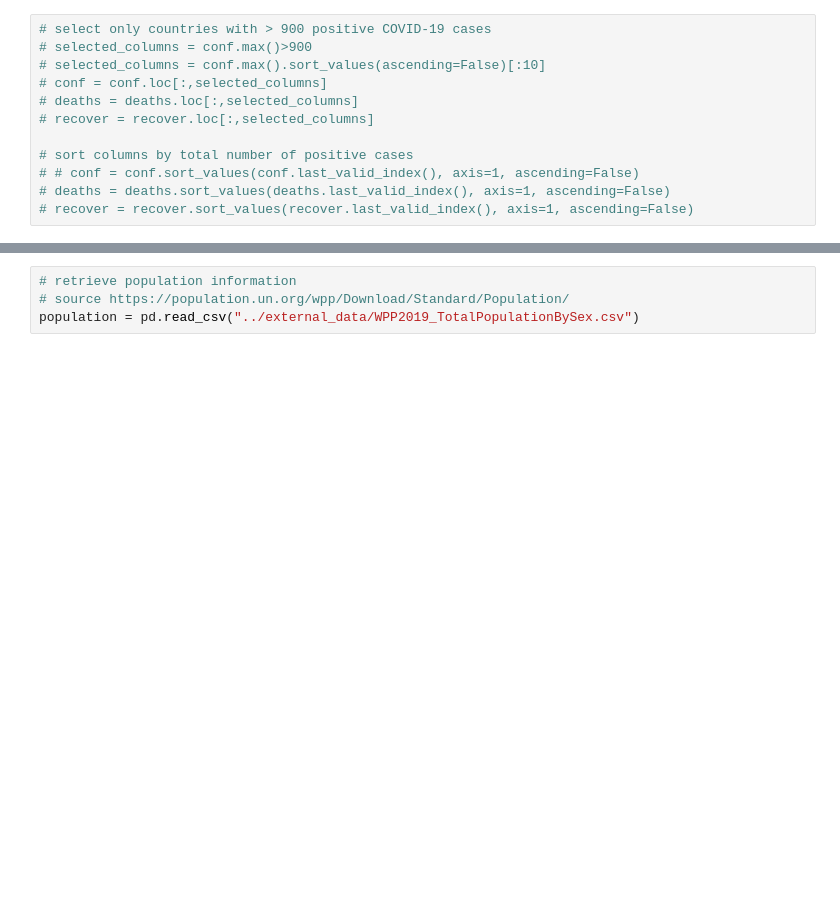
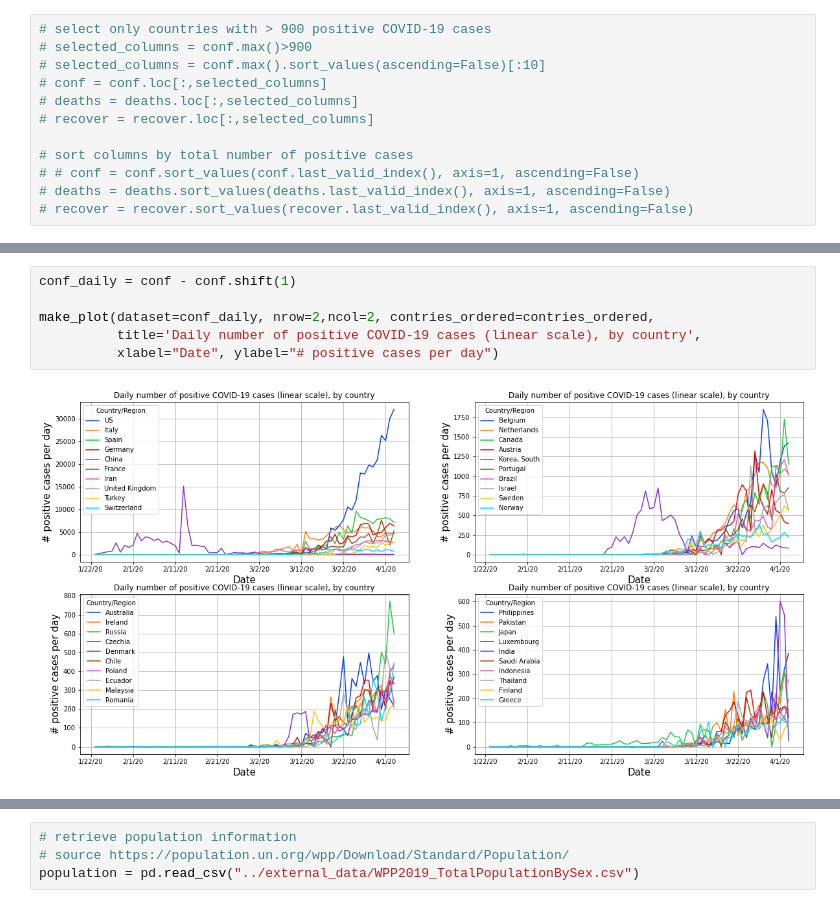
Before and after one commit to perrozzi/COVID-19, a Jupyter notebook: notebooks/COVID-19-by-country.ipynb, the cells around one changed output, grey strips where cells are left out. Drawn from its saved outputs; the diff is of its cells as text; blank space fills up the shorter version.

```diff
--- a/notebooks/COVID-19-by-country.ipynb
+++ b/notebooks/COVID-19-by-country.ipynb
@@ -230,0 +160,8 @@ for r in range(nrow):
+# %%
+conf_daily = conf - conf.shift(1)
+
+make_plot(dataset=conf_daily, nrow=2,ncol=2, contries_ordered=contries_ordered,
+          title='Daily number of positive COVID-19 cases (linear scale), by country',
+          xlabel="Date", ylabel="# positive cases per day")
+# %% [output]
+[figure, added]
```
Also changed, not shown: parts of 19 cells of this notebook, 4 other files.
